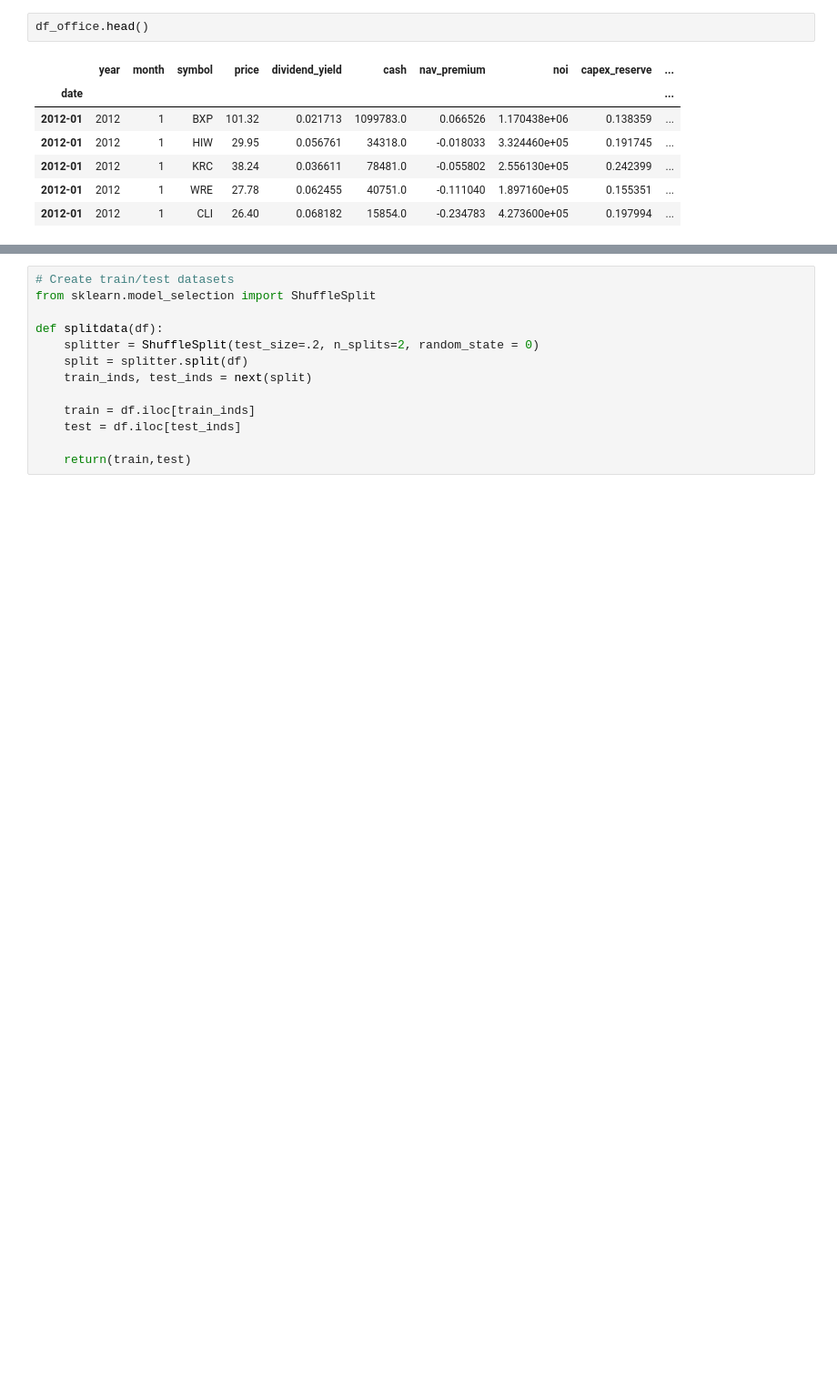
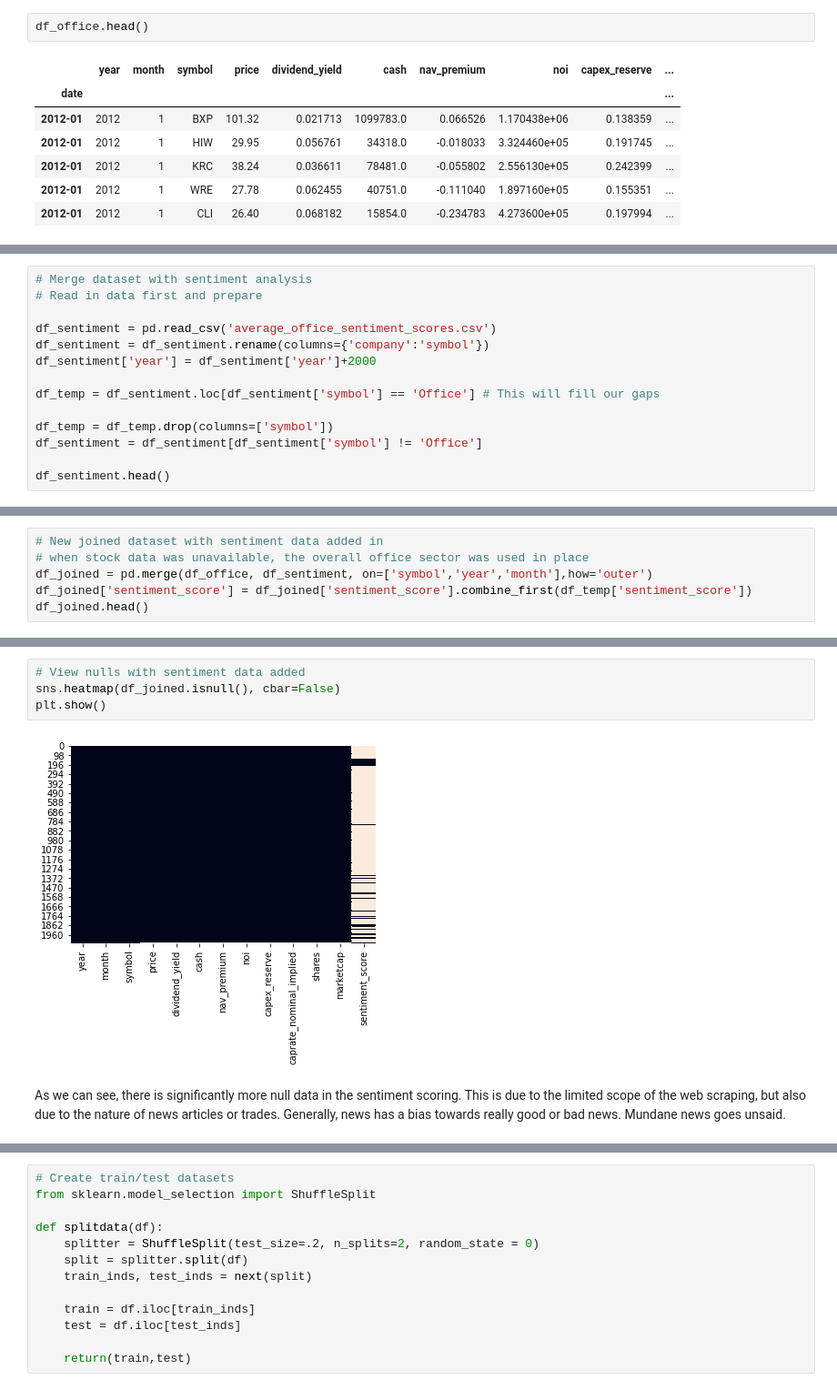
Before and after one commit to ckeith26/REIT_Analysis, a Jupyter notebook: REITs Price Prediction.ipynb, the cells around one changed output, grey strips where cells are left out. Shown at 91% size. Drawn from its saved outputs; the diff is of its cells as text; blank space fills up the shorter version.

```diff
--- a/REITs Price Prediction.ipynb
+++ b/REITs Price Prediction.ipynb
@@ -139,0 +135,14 @@ df_office.head()
+# %%
+# Merge dataset with sentiment analysis
+# Read in data first and prepare
+
+df_sentiment = pd.read_csv('average_office_sentiment_scores.csv')
+df_sentiment = df_sentiment.rename(columns={'company':'symbol'})
+df_sentiment['year'] = df_sentiment['year']+2000
+
+df_temp = df_sentiment.loc[df_sentiment['symbol'] == 'Office'] # This will fill our gaps
+
+df_temp = df_temp.drop(columns=['symbol'])
+df_sentiment = df_sentiment[df_sentiment['symbol'] != 'Office']
+
+df_sentiment.head()
@@ -139,0 +156,6 @@ df_office.head()
+# %%
+# New joined dataset with sentiment data added in
+# when stock data was unavailable, the overall office sector was used in place
+df_joined = pd.merge(df_office, df_sentiment, on=['symbol','year','month'],how='outer')
+df_joined['sentiment_score'] = df_joined['sentiment_score'].combine_first(df_temp['sentiment_score'])
+df_joined.head()
@@ -139,0 +169,8 @@ df_office.head()
+# %%
+# View nulls with sentiment data added
+sns.heatmap(df_joined.isnull(), cbar=False)
+plt.show()
+# %% [output]
+[figure, added]
+# %% [markdown]
+As we can see, there is significantly more null data in the sentiment scoring. This is due to the limited scope of the web scraping, but also due to the nature of news articles or trades. Generally, news has a bias towards really good or bad news. Mundane news goes unsaid.
```
Also changed, not shown: parts of 24 cells of this notebook.
